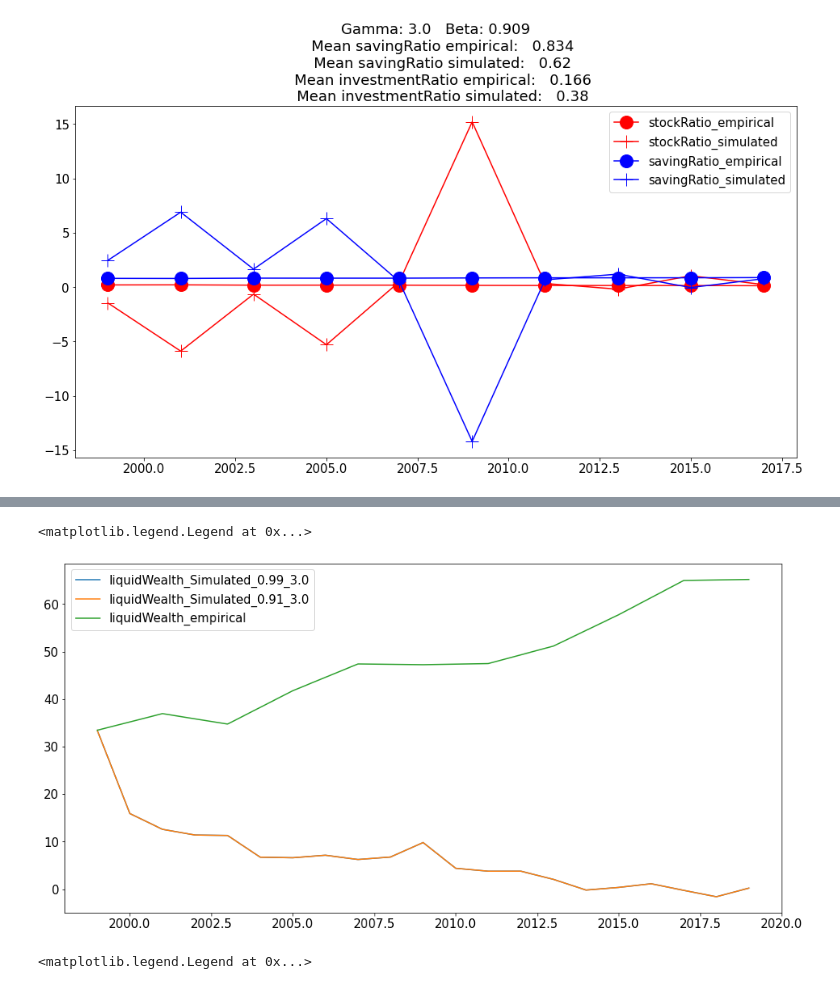
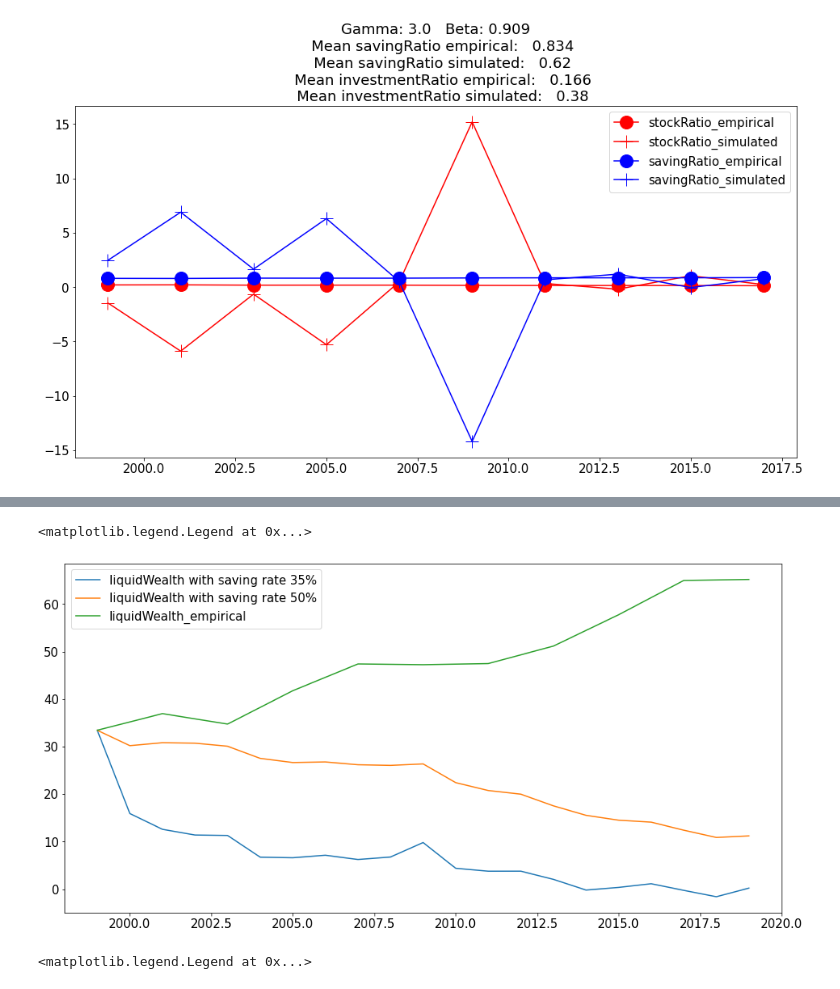
Before and after one commit to dongxulee/lifeCycleRefine, a Jupyter notebook: 20211210/results.ipynb, the cells around one changed output, grey strips where cells are left out. Drawn from its saved outputs; the diff is of its cells as text; code cells hidden in the pictures.

Commit message:
Doned with fixed saving, start with new consumption with lower boundary

```diff
--- a/20211210/results.ipynb
+++ b/20211210/results.ipynb
@@ -96,4 +96,7 @@ for year in years:
     ownershipStatus.append(Fdf[(Fdf['year'] == year) & (Fdf['ageHead'] >= 30+(year-1999)) & (Fdf['ageHead'] <= 60 + (year - 1999))]["ownership"].mean())
     employment.append(Fdf[(Fdf['year'] == year) & (Fdf['ageHead'] >= 30+(year-1999)) & (Fdf['ageHead'] <= 60 + (year - 1999))]["employmentStatus"].mean())
 # %%
-bondOrcash
+compare = np.array([33.441097, 30.19273 , 30.817818, 30.718136, 30.073822, 27.52036 ,
+       26.642765, 26.764843, 26.18402 , 26.050032, 26.358492, 22.41459 ,
+       20.74979 , 19.983002, 17.52236 , 15.533733, 14.504421, 14.091732,
+       12.401183, 10.86495 , 11.19843 ], dtype=float32)
@@ -112,20 +103,21 @@ bondOrcash
 # %%
 for gamma in Gamma:
     for beta_r in [0.01,0.1]:
         waseozcbkhmType = []
         for agentType in AgentType:
             ### load in the data
             fileName = agentType + "_" + str(beta_r) + "_" + str(gamma)
             waseozcbkhmType.append(np.load("waseozcbkhm_" + fileName + ".npy", allow_pickle=True))
         waseozcbkhm = outputVariables(waseozcbkhmType)
         # [ws,ab,ss,es,os,zs,cs,bs,ks,hs,ms]
         wwww, aaaa, ssss, eeee, oooo, zzzz, cccc, bbbb, kkkk, hhhh, mmmm = waseozcbkhm
-        plt.plot(range(1999,2020), wwww.mean(axis = 1), label = "liquidWealth_Simulated_" + str(round(1/(1+beta_r), 2)) + "_" + str(gamma))
+plt.plot(range(1999,2020), wwww.mean(axis = 1), label = "liquidWealth with saving rate 35%")
+plt.plot(range(1999,2020), compare, label = "liquidWealth with saving rate 50%")
 plt.plot(years,np.array(investmentStock) + np.array(bondOrcash), label = "liquidWealth_empirical")
 plt.legend()
 # %% [output]
 <matplotlib.legend.Legend at 0x...>
-[figure, old version]
+[figure, new version]
 # %%
 for gamma in Gamma:
     for beta_r in [0.01,0.1]:
```
Also changed, not shown: parts of 1 cell of this notebook, 20 other files.
